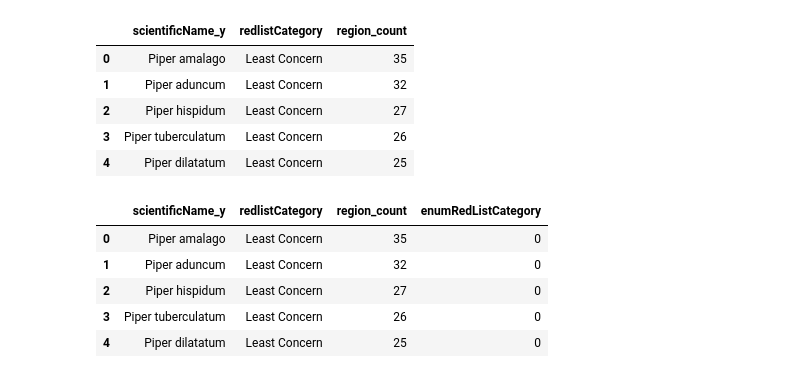
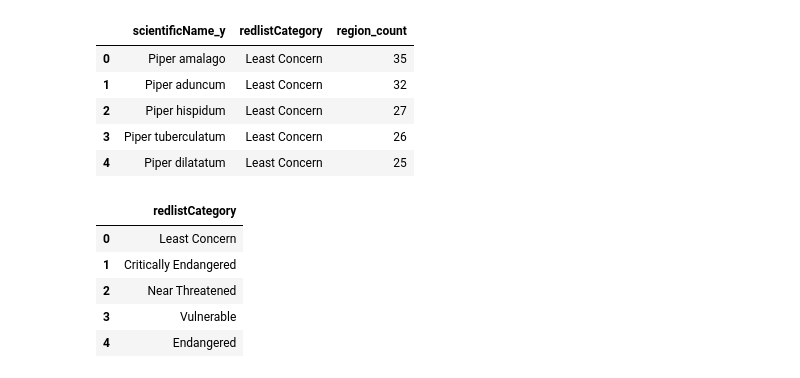
Before and after one commit to xaaaandao/din4072-applied-data-science, a Jupyter notebook: 06prepare-regression.ipynb, the cells around one changed output. Cells and saved outputs as stored; diff of their text form; code cells hidden in the pictures.

```diff
--- a/06prepare-regression.ipynb
+++ b/06prepare-regression.ipynb
@@ -37,16 +40,23 @@ df.head()
 | 2 | Piper hispidum | Least Concern | 27 |
 | 3 | Piper tuberculatum | Least Concern | 26 |
 | 4 | Piper dilatatum | Least Concern | 25 |
+# %%
+conn.execute("SELECT DISTINCT(redlistCategory) FROM especies_nativas_endemicas").df()
+# %% [output]
+|  | redlistCategory |
+| 0 | Least Concern |
+| 1 | Critically Endangered |
+| 2 | Near Threatened |
+| 3 | Vulnerable |
+| 4 | Endangered |
 # %%
-df["enumRedListCategory"] = pd.factorize(df['redlistCategory'])[0]
-df.head()
+df["enumRedListCategory"] = df["redlistCategory"].map({
+    "Least Concern": 0,
+    "Near Threatened": 0,
+    "Critically Endangered": 1,
+    "Endangered": 1,
+    "Vulnerable": 1
+})
-# %% [output]
-|  | scientificName_y | redlistCategory | region_count | enumRedListCategory |
-| 0 | Piper amalago | Least Concern | 35 | 0 |
-| 1 | Piper aduncum | Least Concern | 32 | 0 |
-| 2 | Piper hispidum | Least Concern | 27 | 0 |
-| 3 | Piper tuberculatum | Least Concern | 26 | 0 |
-| 4 | Piper dilatatum | Least Concern | 25 | 0 |
 # %%
 df.to_csv("regression.csv", sep=";", quoting=2, index=False, encoding="utf-8")
 # %%
```
Also changed, not shown: parts of 1 cell of this notebook, 4 other files.
